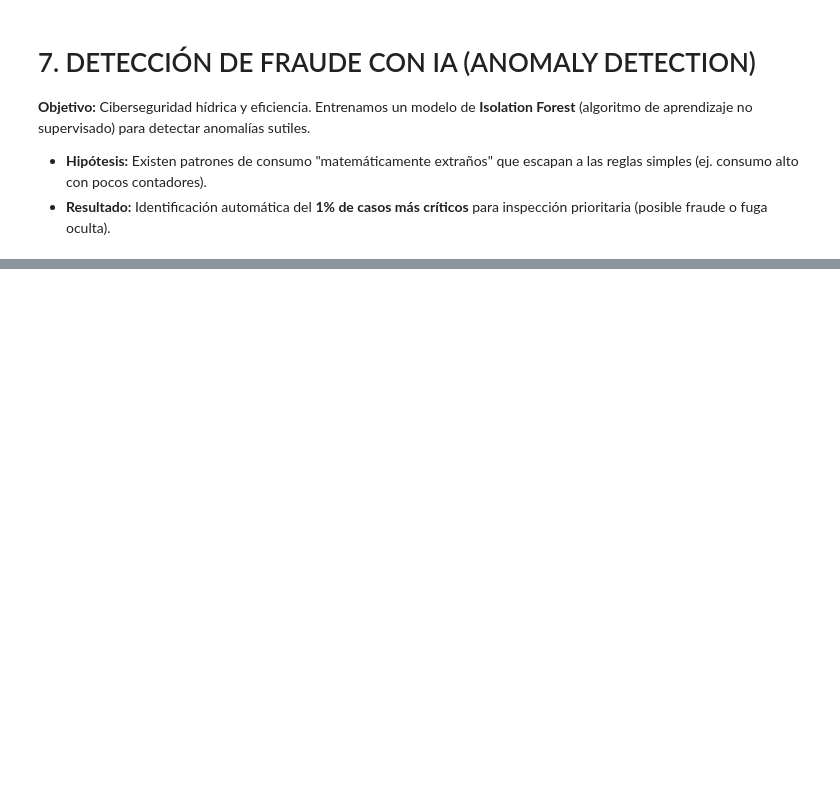
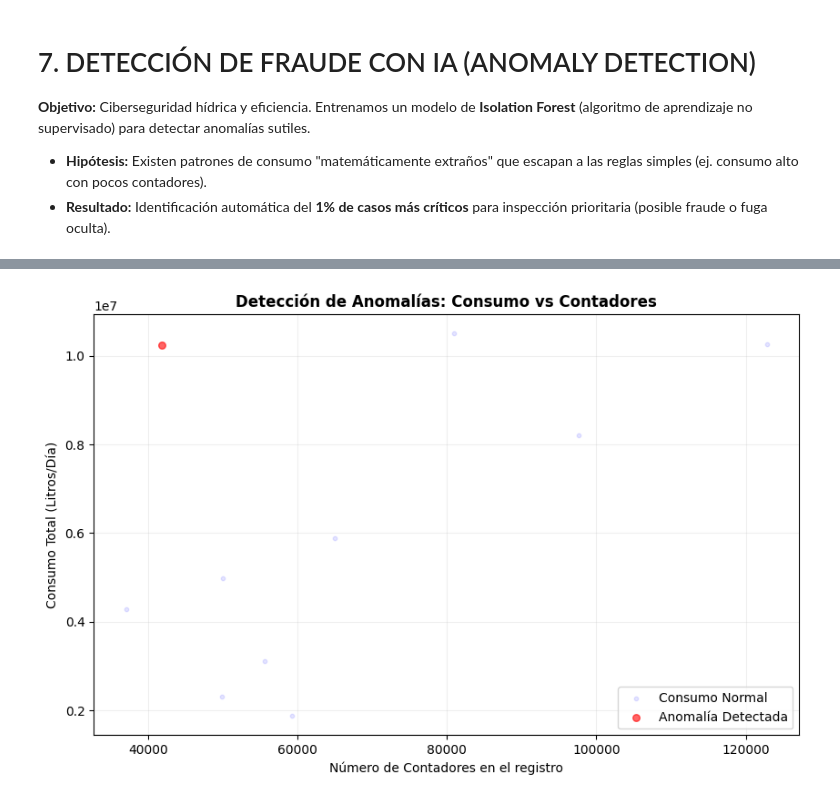
Before and after one commit to dragoscalin33/Aguas_Barcelona_Consumo_2023_2024, a Jupyter notebook: notebooks/aguas_barcelona.ipynb, the cells around one changed output, grey strips where cells are left out. Saved outputs shown, nothing was run; the diff lists cells and outputs as text; code cells hidden in the pictures; blank space fills up the shorter version.

```diff
--- a/notebooks/aguas_barcelona.ipynb
+++ b/notebooks/aguas_barcelona.ipynb
@@ -2820,0 +2636,79 @@ en relación a sus contadores. Pueden ser fugas masivas o errores de medición.
+# %%
+print("\n" + "="*60)
+print("FASE 7: DETECCIÓN DE ANOMALÍAS Y FRAUDE (ISOLATION FOREST)")
+print("="*60)
+
+# --- 1. PREPARACIÓN DE CARACTERÍSTICAS (FEATURE ENGINEERING) ---
+print("1. Calculando indicadores de fraude...")
+
+# Trabajamos sobre una copia para no alterar el original
+df_fraude = analisis_completo.copy()
+
+# A) Creamos la variable 'INTENSIDAD': Litros por cada contador
+# Esto es vital: 1000 litros es normal en un edificio con 10 contadores, pero fraude en una casa con 1.
+# Sumamos +1 al divisor para evitar errores si algún registro tuviera 0 contadores
+df_fraude['INTENSIDAD'] = df_fraude['CONSUMO_L_DIA'] / (df_fraude['NUM_CONTADORES'] + 1)
+
+# B) Seleccionamos las variables para el modelo
+# Usamos solo datos técnicos objetivos, eliminando dependencias de Renta/Barrio que podrían faltar
+features_ia = ['CONSUMO_L_DIA', 'NUM_CONTADORES', 'INTENSIDAD']
+
+# Limpiamos nulos por seguridad
+data_model = df_fraude[features_ia].dropna()
+
+print(f"   Variables seleccionadas para el modelo: {features_ia}")
+print(f"   Registros a analizar: {len(data_model)}")
+
+
+# --- 2. ENTRENAMIENTO DEL MODELO (IA) ---
+print("\n2. Entrenando Isolation Forest (Buscando patrones inusuales)...")
+
+# Configuración del modelo:
+# contamination=0.005 -> Asumimos que aprox el 0.5% de los datos son anomalías (fugas graves/fraude)
+iso = IsolationForest(n_estimators=100, contamination=0.005, random_state=42)
+
+# Entrenamos y predecimos
+# -1 = Anomalía (Fraude/Fuga), 1 = Normal
+data_model['anomaly_score'] = iso.fit_predict(data_model[features_ia])
+
+# Mapeamos a texto para que se entienda mejor
+data_model['ESTADO'] = data_model['anomaly_score'].apply(lambda x: 'ANOMALÍA' if x == -1 else 'Normal')
+
+
+# --- 3. RESULTADOS Y VISUALIZACIÓN ---
+fraudes = data_model[data_model['ESTADO'] == 'ANOMALÍA']
+print(f"\n RESULTADOS DEL MODELO:")
+print(f"   -> Casos normales: {len(data_model[data_model['ESTADO']=='Normal'])}")
+print(f"   -> ANOMALÍAS DETECTADAS: {len(fraudes)} (Posibles fugas o fraudes)")
+
+# Unimos los resultados con el nombre del distrito para saber dónde están
+# (Usamos el índice para cruzar con el df original)
+fraudes_con_info = analisis_completo.loc[fraudes.index, ['DISTRITO', 'NOMBRE_DISTRITO', 'CONSUMO_L_DIA', 'NUM_CONTADORES']]
+fraudes_con_info['INTENSIDAD'] = fraudes['INTENSIDAD']
+
+print("\nTOP 5 CASOS MÁS SOSPECHOSOS (Ordenados por Intensidad):")
+display(fraudes_con_info.sort_values('INTENSIDAD', ascending=False).head())
+
+# Visualización Gráfica
+plt.figure(figsize=(10, 6))
+
+# Pintamos los normales en azul flojito
+plt.scatter(data_model[data_model['ESTADO']=='Normal']['NUM_CONTADORES'],
+            data_model[data_model['ESTADO']=='Normal']['CONSUMO_L_DIA'],
+            c='blue', alpha=0.1, label='Consumo Normal', s=10)
+
+# Pintamos los fraudes en rojo fuerte
+plt.scatter(fraudes['NUM_CONTADORES'],
+            fraudes['CONSUMO_L_DIA'],
+            c='red', alpha=0.6, label='Anomalía Detectada', s=30)
+
+plt.title('Detección de Anomalías: Consumo vs Contadores', fontweight='bold')
+plt.xlabel('Número de Contadores en el registro')
+plt.ylabel('Consumo Total (Litros/Día)')
+plt.legend()
+plt.grid(alpha=0.2)
+plt.show()
+
+print("INTERPRETACIÓN: Los puntos rojos son comportamientos que no siguen la lógica habitual.")
+print("Ejemplo: Mucho consumo con pocos contadores (posible fuga o enganche ilegal).")
+# %% [output]
@@ -2820,0 +2731 @@ en relación a sus contadores. Pueden ser fugas masivas o errores de medición.
+[figure, added]
```
Also changed, not shown: parts of 7 cells of this notebook.
